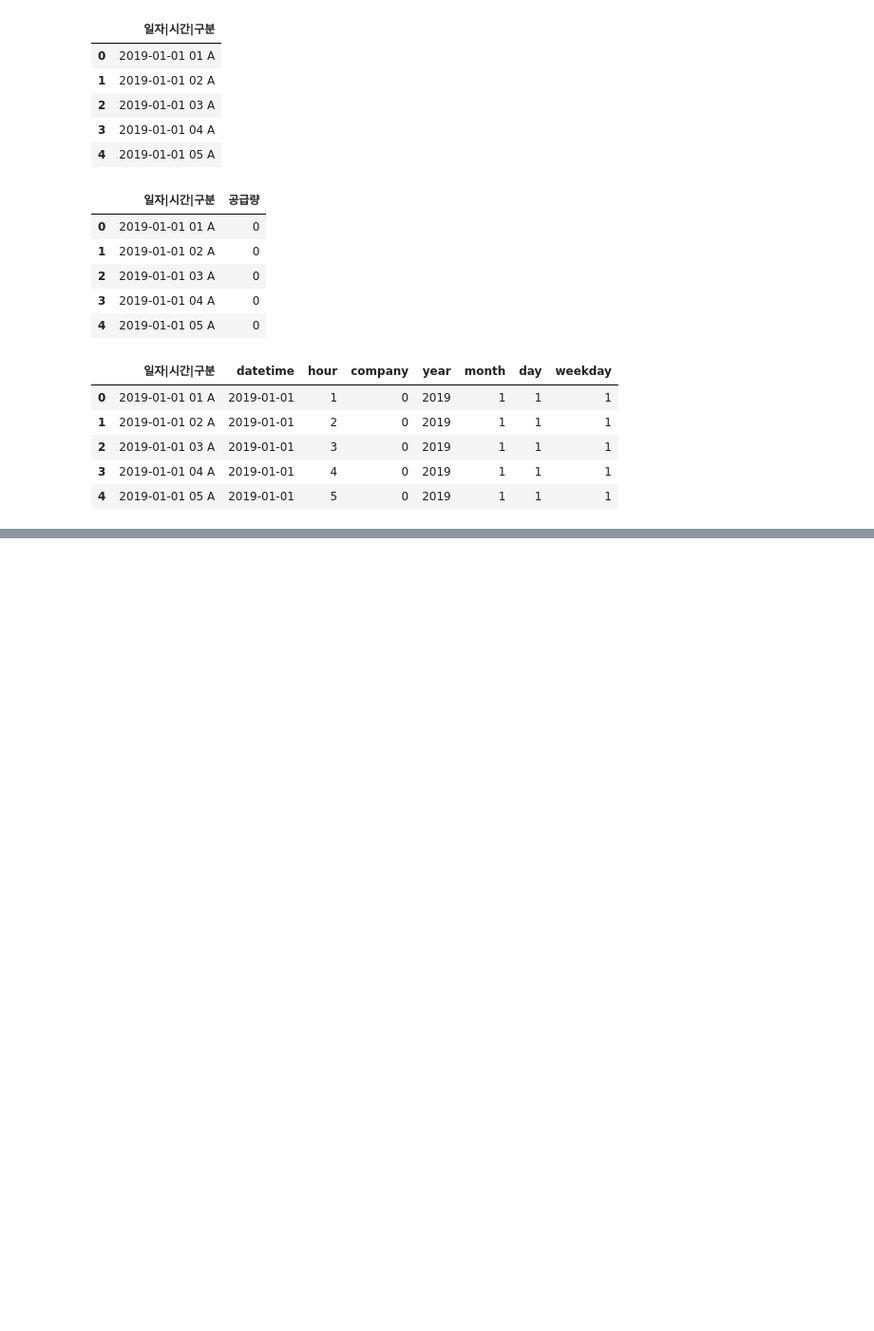
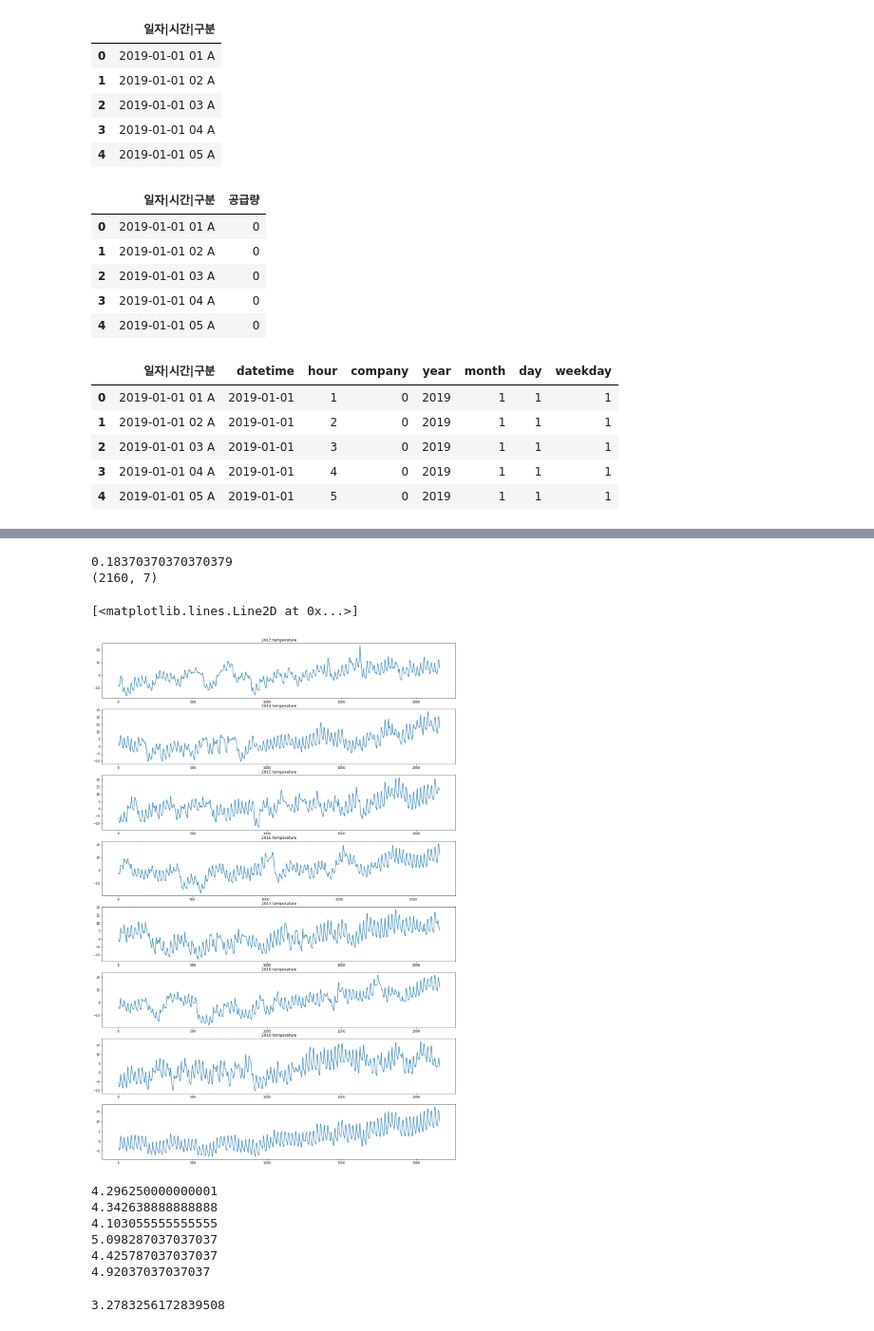
Before and after one commit to byunwj/Gas_Prediction, a Jupyter notebook: DNN_temp.ipynb, the cells around one changed output, grey strips where cells are left out. Shown at 95% size. Saved outputs shown, nothing was run; the diff lists cells and outputs as text; code cells hidden in the pictures; blank space fills up the shorter version.

Commit message:
one hot & temp analysis

```diff
--- a/DNN_temp.ipynb
+++ b/DNN_temp.ipynb
@@ -79,6 +104,16 @@ for year in range(2013, 2019):
 (8784, 7)
 (8756, 7)
 (8759, 7)
+# %%
+temp_2019 = pd.read_csv('./Data/temperature_2019.csv', encoding='cp949')
+temp_2019 = temp_2019[['일시', '기온(°C)']]
+temp_2019.columns = ['datetime', 'temperature']
+temp_2019['datetime'] = pd.to_datetime(temp_2019['datetime'])
+temp_2019['year'] = temp_2019['datetime'].dt.year
+temp_2019['month'] = temp_2019['datetime'].dt.month
+temp_2019['day'] = temp_2019['datetime'].dt.day
+temp_2019['weekday'] = temp_2019['datetime'].dt.weekday
+temp_2019['hour'] = temp_2019['datetime'].dt.hour + 1
 # %% [markdown]
 # 전처리
 # %%
@@ -626,0 +577,49 @@ submission.to_csv('./Submission/dnn_temp_2017.csv', index=False)
+# %%
+print(temps[0][temps[0]['month'].isin([1,2,3])]['temperature'].mean())
+print(temps[0][temps[0]['month'].isin([1,2,3])].shape)
+# %% [output]
+0.18370370370370379
+(2160, 7)
+# %%
+rcParams['figure.figsize'] = 20, 30
+fig = plt.figure()
+
+ax1 = fig.add_subplot(811)
+ax2 = fig.add_subplot(812)
+ax3 = fig.add_subplot(813)
+ax4 = fig.add_subplot(814)
+ax5 = fig.add_subplot(815)
+ax6 = fig.add_subplot(816)
+ax7 = fig.add_subplot(817)
+ax8 = fig.add_subplot(818)
+
+axes = [ax1, ax2, ax3, ax4, ax5, ax6, ax7, ax8]
+
+
+
+for i in range(len(axes) - 2):
+    axes[i].plot(temps[i][temps[i]['month'].isin([1,2,3])]['temperature'])
+    axes[i].set_title('{} temperature'.format(temps[i]['year'].iloc[0]))
+
+ax7.plot(temp_2019[temp_2019['month'].isin([1,2,3])]['temperature'])
+ax7.set_title("2019 temperature")
+#plt.plot(temps[4][temps[4]['month'].isin([1,2,3])]['temperature'])
+
+ax8.plot(test_combined[test_combined['company'] == 1]['temperature'].reset_index(drop = True))
+# %% [output]
+[<matplotlib.lines.Line2D at 0x...>]
+[figure, added]
+# %%
+for i in range(len(temps)):
+    print(abs(temps[i][temps[i]['month'].isin([1,2,3])]['temperature'] - temp_2019[temp_2019['month'].isin([1,2,3])]['temperature']).mean())
+# %% [output]
+4.296250000000001
+4.342638888888888
+4.103055555555555
+5.098287037037037
+4.425787037037037
+4.92037037037037
+# %%
+abs(test_combined[test_combined['company'] == 1]['temperature'].reset_index(drop=True) - temp_2019[temp_2019['month'].isin([1,2,3])]['temperature']).mean()
+# %% [output]
+3.2783256172839508
```
Also changed, not shown: parts of 19 cells of this notebook.
